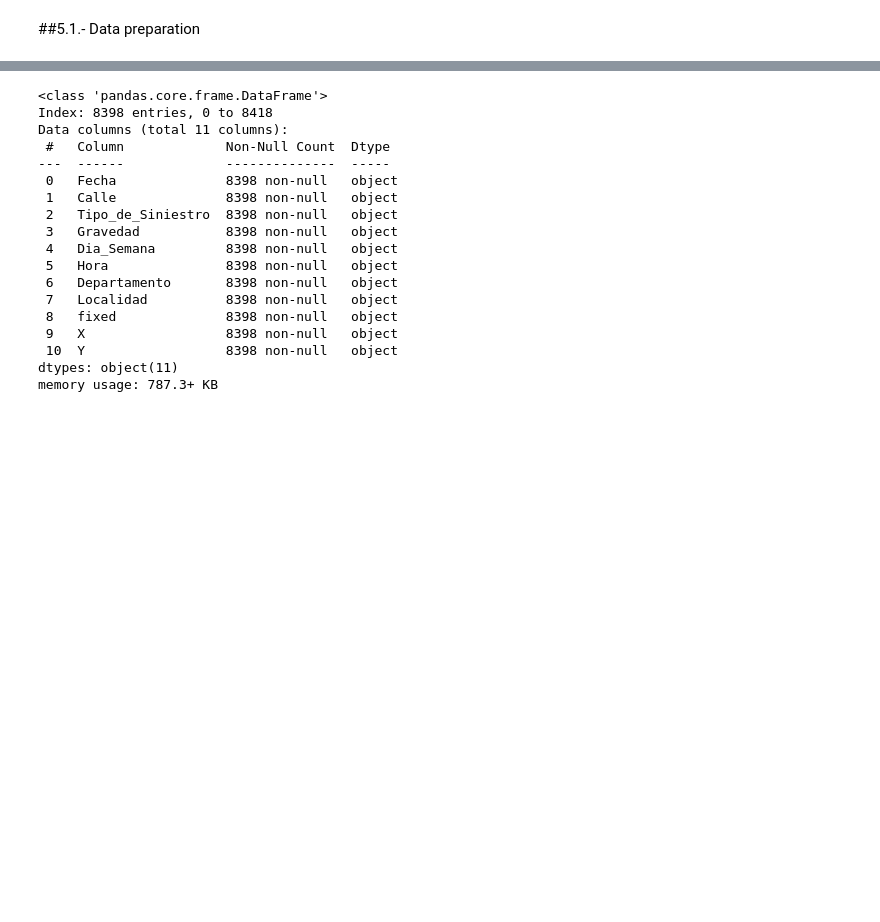
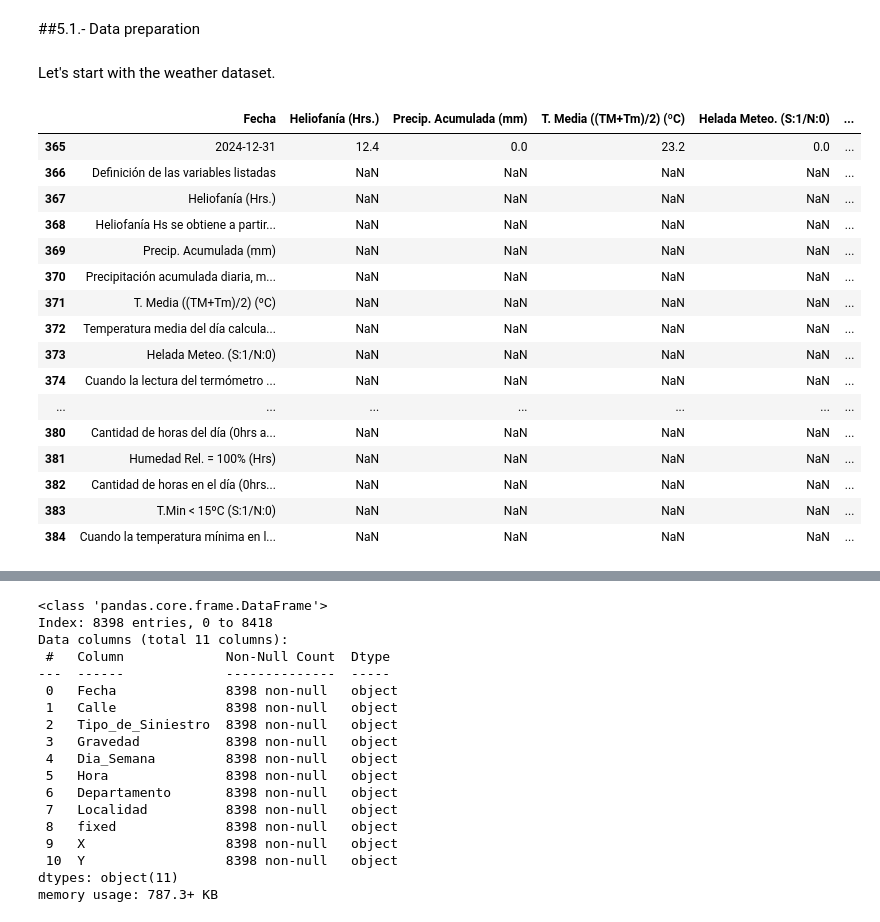
Before and after one commit to mdeleond/Portfolio, a Jupyter notebook: Projects/Montevideo Traffic accidents analysis/Siniestros_en_Montevideo_2024.ipynb, the cells around one changed output, grey strips where cells are left out. Cells and saved outputs as stored; diff of their text form; code cells hidden in the pictures; blank space fills up the shorter version.

```diff
--- a/Projects/Montevideo Traffic accidents analysis/Siniestros_en_Montevideo_2024.ipynb
+++ b/Projects/Montevideo Traffic accidents analysis/Siniestros_en_Montevideo_2024.ipynb
@@ -130,3 +169,25 @@ accidents[accidents.duplicated()==True]
 | 8027 | 15/8/2024 | AVENIDA DAMASO ANTONIO LARRAÑAGA | COLISIÓN ENTRE VEHÍCULOS | LEVE | JUEVES | 18 | MONTEVIDEO | MONTEVIDEO | 1 | ... |
 # %% [markdown]
 ##5.1.- Data preparation
+# %% [markdown]
+Let's start with the weather dataset.
+# %%
+weather.tail(20)
+# %% [output]
+|  | Fecha | Heliofanía (Hrs.) | Precip. Acumulada (mm) | T. Media ((TM+Tm)/2) (ºC) | Helada Meteo. (S:1/N:0) | ... |
+| 365 | 2024-12-31 | 12.4 | 0.0 | 23.2 | 0.0 | ... |
+| 366 | Definición de las variables listadas | NaN | NaN | NaN | NaN | ... |
+| 367 | Heliofanía (Hrs.) | NaN | NaN | NaN | NaN | ... |
+| 368 | Heliofanía Hs se obtiene a partir... | NaN | NaN | NaN | NaN | ... |
+| 369 | Precip. Acumulada (mm) | NaN | NaN | NaN | NaN | ... |
+| 370 | Precipitación acumulada diaria, m... | NaN | NaN | NaN | NaN | ... |
+| 371 | T. Media ((TM+Tm)/2) (ºC) | NaN | NaN | NaN | NaN | ... |
+| 372 | Temperatura media del día calcula... | NaN | NaN | NaN | NaN | ... |
+| 373 | Helada Meteo. (S:1/N:0) | NaN | NaN | NaN | NaN | ... |
+| 374 | Cuando la lectura del termómetro ... | NaN | NaN | NaN | NaN | ... |
+| ... | ... | ... | ... | ... | ... | ... |
+| 380 | Cantidad de horas del día (0hrs a... | NaN | NaN | NaN | NaN | ... |
+| 381 | Humedad Rel. = 100% (Hrs) | NaN | NaN | NaN | NaN | ... |
+| 382 | Cantidad de horas en el día (0hrs... | NaN | NaN | NaN | NaN | ... |
+| 383 | T.Min < 15ºC (S:1/N:0) | NaN | NaN | NaN | NaN | ... |
+| 384 | Cuando la temperatura mínima en l... | NaN | NaN | NaN | NaN | ... |
```
Also changed, not shown: parts of 23 cells of this notebook.
